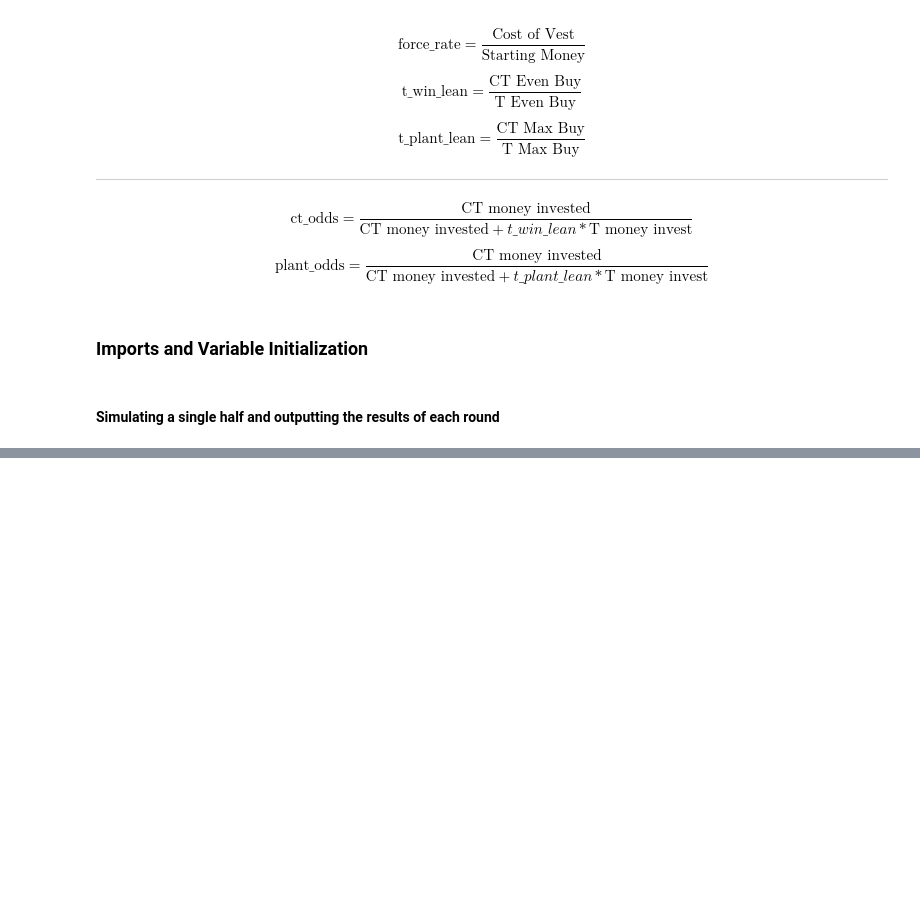
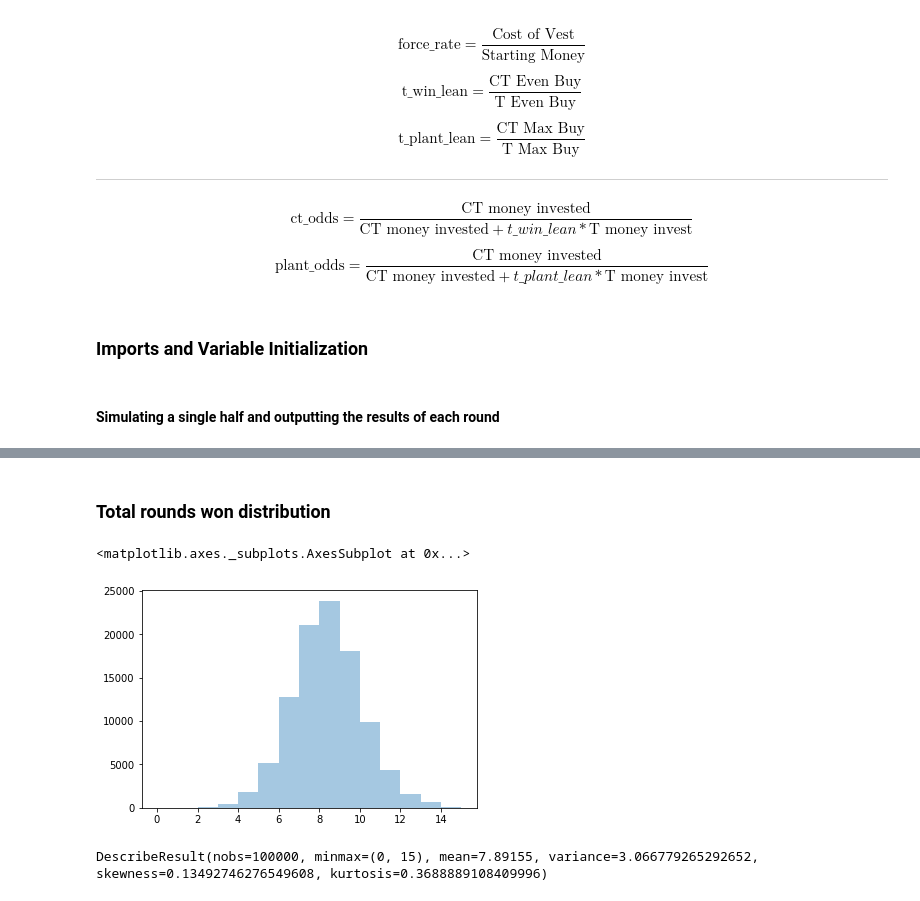
Before and after one commit to JeffT13/CS_EcoSimulator, a Jupyter notebook: CS_ntbk.ipynb, the cells around one changed output, grey strips where cells are left out. Cells and saved outputs as stored; diff of their text form; code cells hidden in the pictures; blank space fills up the shorter version.

```diff
--- a/CS_ntbk.ipynb
+++ b/CS_ntbk.ipynb
@@ -150,3 +168,14 @@ for i in range(n):
 
 for j in range(eco_rules['MR']):
         round_results.append([simulation[i][j]['winner'] for i in range(n)])
+# %% [markdown]
+###  Total rounds won distribution
+# %%
+sns.distplot(half_results, bins=eco_rules['MR'], kde=False)
+# %% [output]
+<matplotlib.axes._subplots.AxesSubplot at 0x...>
+[figure, added]
+# %%
+stats.describe(half_results)
+# %% [output]
+DescribeResult(nobs=100000, minmax=(0, 15), mean=7.89155, variance=3.066779265292652, skewness=0.13492746276549608, kurtosis=0.3688889108409996)
```
Also changed, not shown: parts of 20 cells of this notebook, 2 other files.
